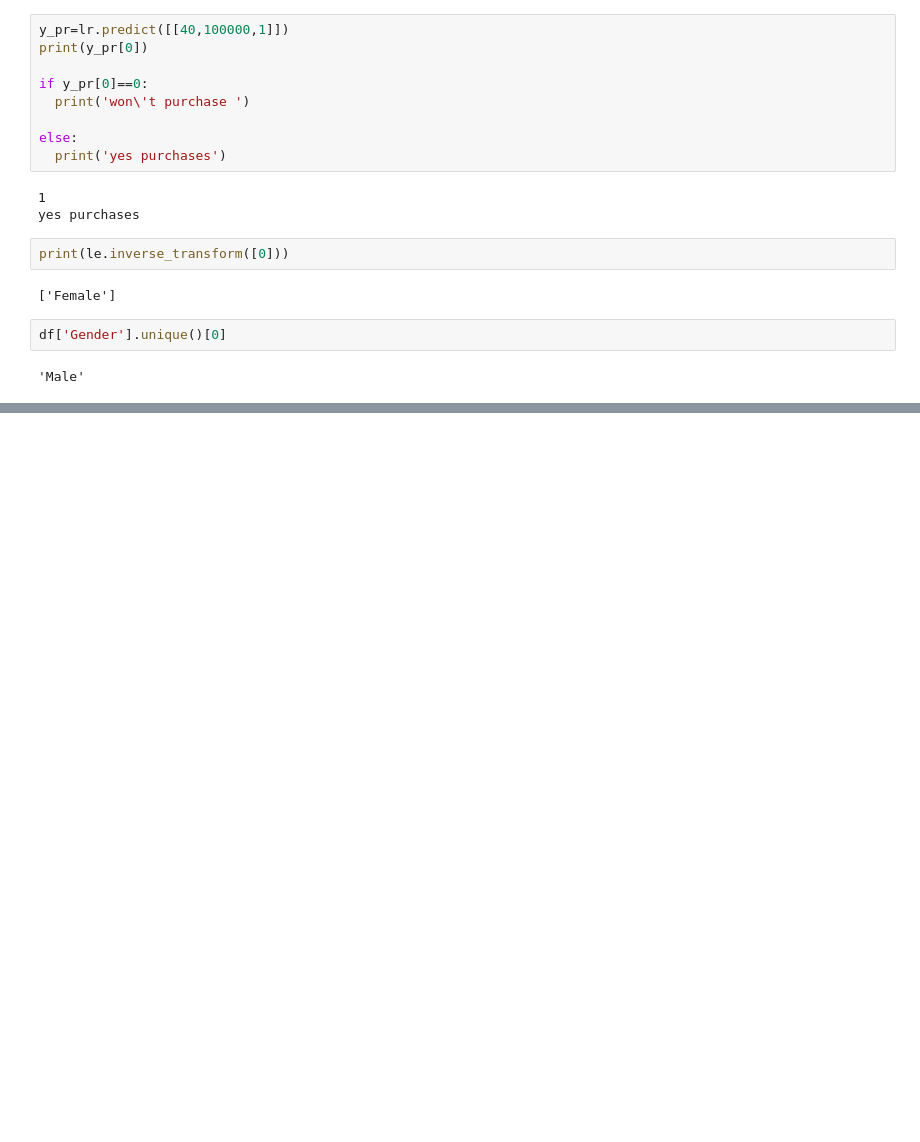
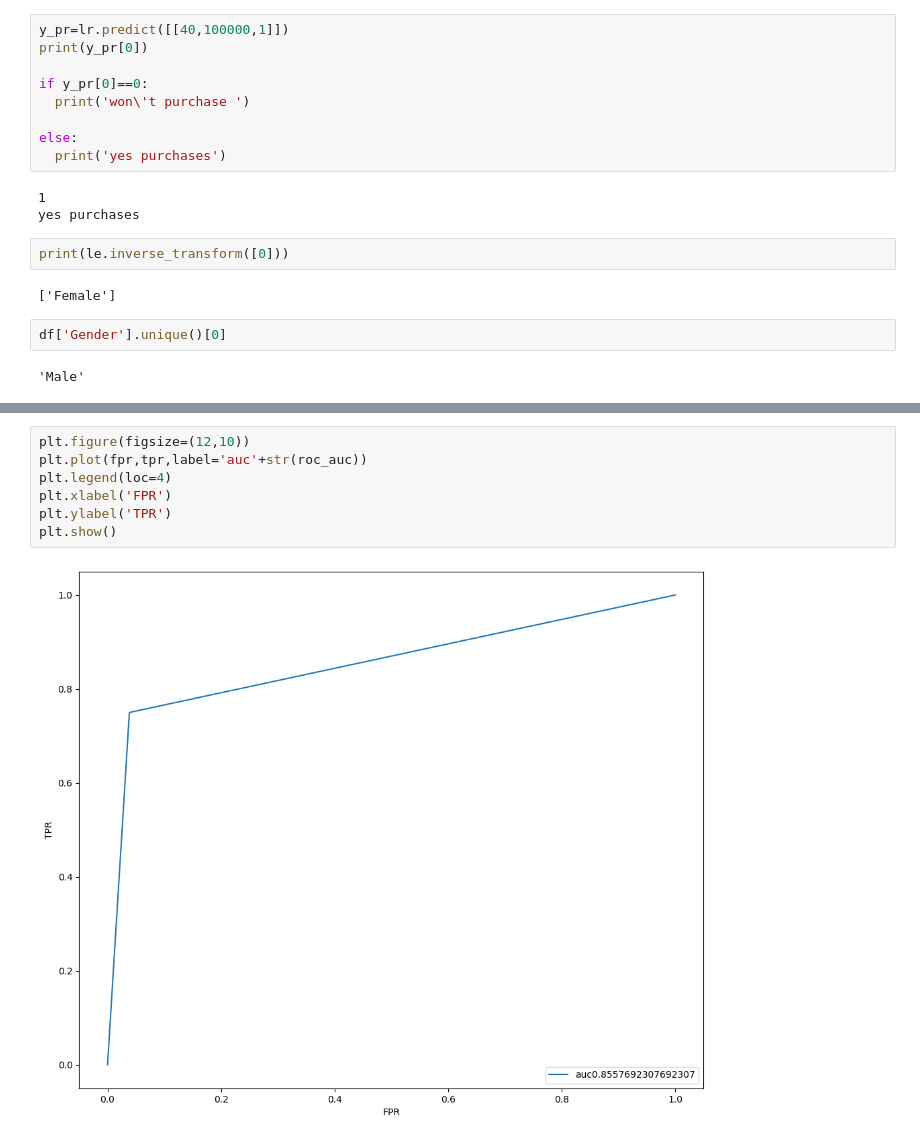
Before and after one commit to NaveenShetter1/Machine-Leaning-Notebooks, a Jupyter notebook: LogisticRegression.ipynb, the cells around one changed output, grey strips where cells are left out. Saved outputs shown, nothing was run; the diff lists cells and outputs as text; blank space fills up the shorter version.

```diff
--- a/LogisticRegression.ipynb
+++ b/LogisticRegression.ipynb
@@ -327,0 +355,9 @@ df['Gender'].unique()[0]
+# %%
+plt.figure(figsize=(12,10))
+plt.plot(fpr,tpr,label='auc'+str(roc_auc))
+plt.legend(loc=4)
+plt.xlabel('FPR')
+plt.ylabel('TPR')
+plt.show()
+# %% [output]
+[figure, added]
```
Also changed, not shown: parts of 9 cells of this notebook.
